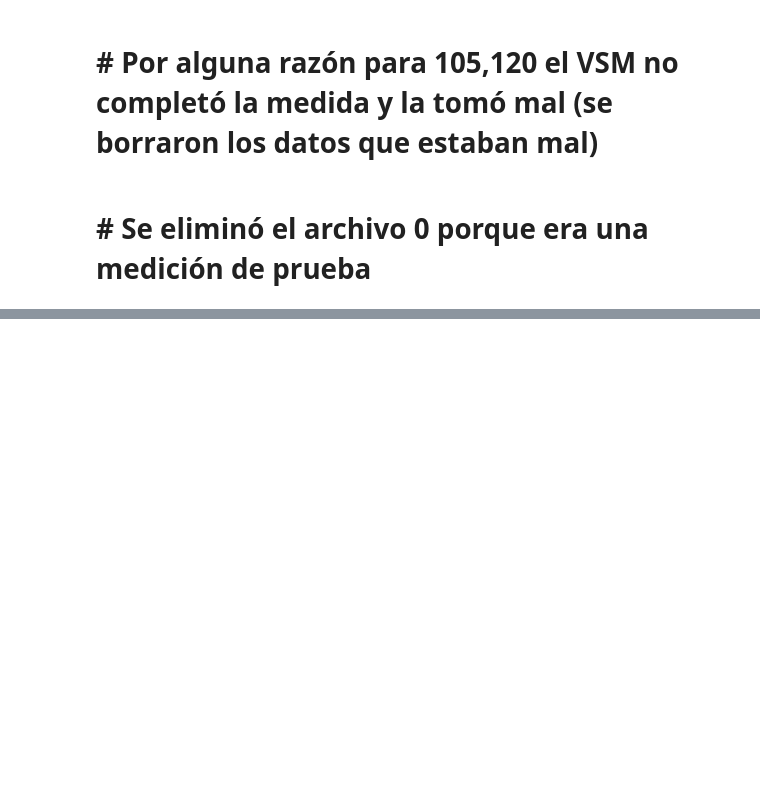
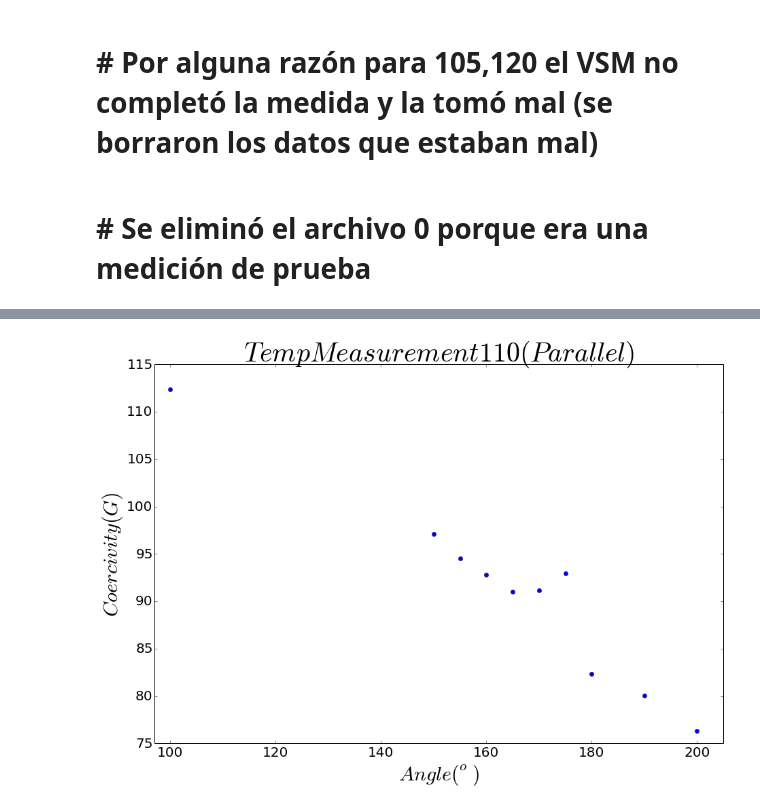
Before and after one commit to jdprada1760/Advanced_Lab_Project, a Jupyter notebook: Coercivity.ipynb, the cells around one changed output, grey strips where cells are left out. Saved outputs shown, nothing was run; the diff lists cells and outputs as text; code cells hidden in the pictures; blank space fills up the shorter version.

```diff
--- a/Coercivity.ipynb
+++ b/Coercivity.ipynb
@@ -219,0 +220,25 @@ fig.savefig("SecondMeasurement")
+# %%
+# Loads dir filenames list
+dirn = "./Data/Parallel_VarTemp_100_300/110/"
+dirl = os.listdir(dirn)
+#print dirl
+#print dirl
+# Obtains angles from filenames
+angles = np.array([float(a.split("K#")[0].split("110-")[1])  for a in dirl ])
+# Array of coercivities
+coercvty = np.array([coercivity(fille,False) for fille in dirl])
+# %%
+#os.listdir("./Data/Parallel_VarTemp_100_300/47")
+#print coercvty
+fig = plt.figure(figsize = (15,10))
+ax = fig.add_subplot(111)
+ax.plot(angles,coercvty, 'o')
+ax.set_ylabel(r"$Coercivity(G)$",fontsize = 30)
+ax.set_xlabel(r"$Angle(^o)$",fontsize = 30)
+ax.tick_params(axis='x', labelsize=20)
+ax.tick_params(axis='y', labelsize=20)
+ax.set_xlim(97,205)
+ax.set_title(r"$Temp Measurement 110 (Parallel)$",fontsize = 40)
+fig.savefig("Temp Measure 110 Parallel")
+# %% [output]
+[figure, added]
```
Also changed, not shown: parts of 14 cells of this notebook.
